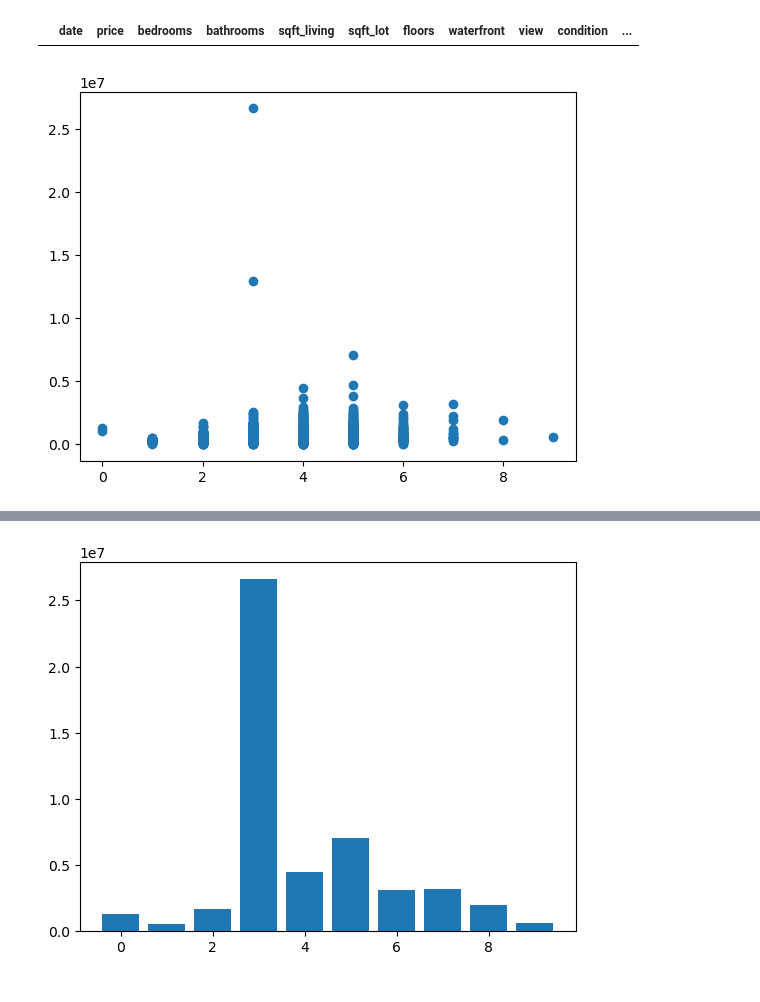
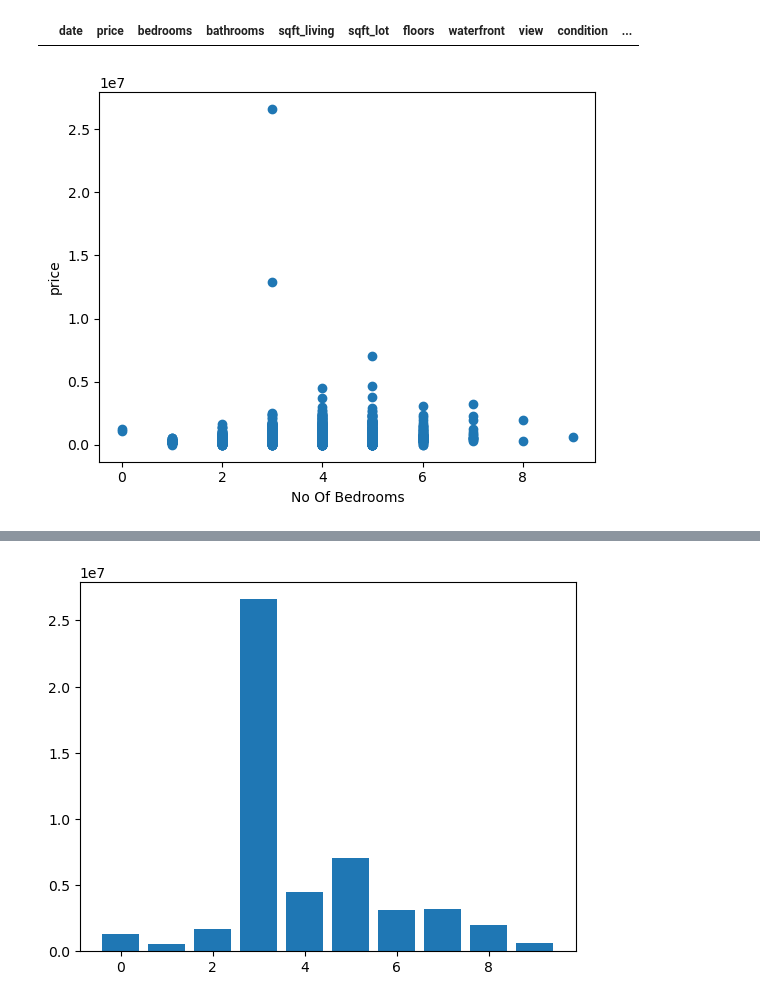
Before and after one commit to Janani-Jayavel/DataScience_Project_Works, a Jupyter notebook: House_Prediction.ipynb, the cells around one changed output, grey strips where cells are left out. Cells and saved outputs as stored; diff of their text form; code cells hidden in the pictures.

```diff
--- a/House_Prediction.ipynb
+++ b/House_Prediction.ipynb
@@ -98,6 +98,8 @@ data['statezip']=data['statezip'].astype(int)
 import matplotlib.pyplot as plt
 # %%
 plt.scatter(data['bedrooms'],data['price'])
+plt.xlabel("No Of Bedrooms")
+plt.ylabel("price")
 plt.show()
 # %% [output]
-[figure, old version]
+[figure, new version]
```
Also changed, not shown: parts of 14 cells of this notebook.
